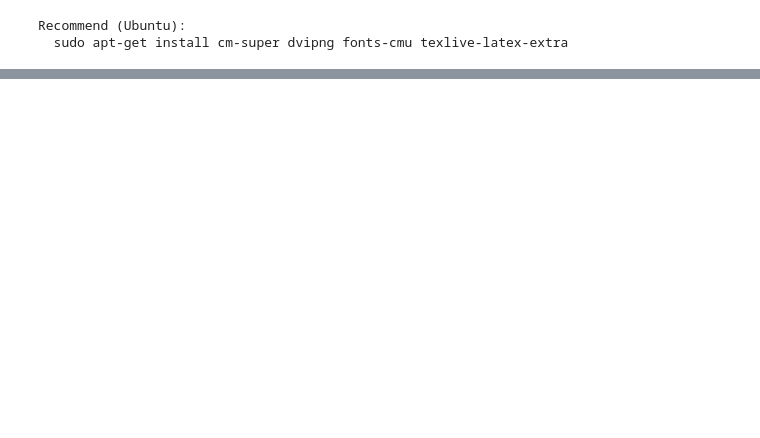
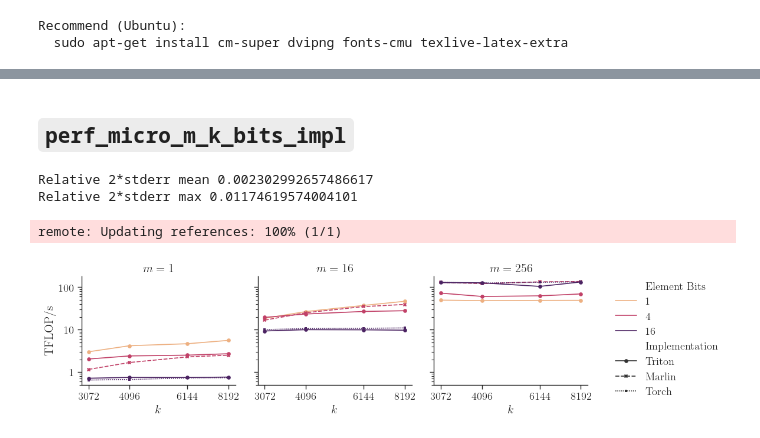
Before and after one commit to graphcore-research/fused-dequantisation-kernels, a Jupyter notebook: notebooks/2025-01-paper.ipynb, the cells around one changed output, grey strips where cells are left out. Cells and saved outputs as stored; diff of their text form; code cells hidden in the pictures; blank space fills up the shorter version.

```diff
--- a/notebooks/2025-01-paper.ipynb
+++ b/notebooks/2025-01-paper.ipynb
@@ -61,0 +138,43 @@ df.head()
+# %% [markdown]
+## `perf_micro_m_k_bits_impl`
+# %%
+d = (df
+    .pipe(lambda d: d[~d.impl.isin(["torch.compile", "torch.compile:unscaled"])])
+    .pipe(lambda d: d[d.element_bits.isin([1, 4, 16])])
+    .pipe(lambda d: d[d.m.isin([1, 16, 256])])
+)
+
+print("Relative 2*stderr mean", 2 * (d.tflops_stderr / d.tflops).mean())
+print("Relative 2*stderr max", 2 * (d.tflops_stderr / d.tflops).max())
+
+g = sns.relplot(
+    data=d,
+    y="tflops", x="k", col="m",
+    style="impl", style_order=["Triton", "Marlin", "Torch"],
+    hue="element_bits", hue_norm=matplotlib.colors.LogNorm(), palette=plot_utils.SEQ_PALETTE,
+    kind="line", markers=True, height=3, aspect=0.9, mew=0,
+)
+for ax in g.axes.flatten():
+    ax.set_xscale("log", base=2)
+    ax.xaxis.set_major_formatter("{x:.0f}")
+    ax.set_xticks([3072, 4096, 6144, 8192])
+    ax.set_yscale("log")
+    ax.yaxis.set_major_formatter("{x:.0f}")
+
+for m, ax in g.axes_dict.items():
+    ax.set_title(f"$m={m}$")
+g.figure.legend(
+    handles=g.legend.legend_handles,
+    labels=[text.get_text() for text in g.legend.get_texts()],
+    loc="center left",
+    bbox_to_anchor=(1, 0.5),
+)
+g.legend.remove()
+
+plot_utils.tidy(g.figure)
+plot_utils.save("perf_micro_m_k_bits_impl")
+# %% [output]
+Relative 2*stderr mean 0.002302992657486617
+Relative 2*stderr max 0.01174619574004101
+remote: Updating references: 100% (1/1)
+[figure, added]
```
Also changed, not shown: parts of 17 cells of this notebook, 7 other files.
